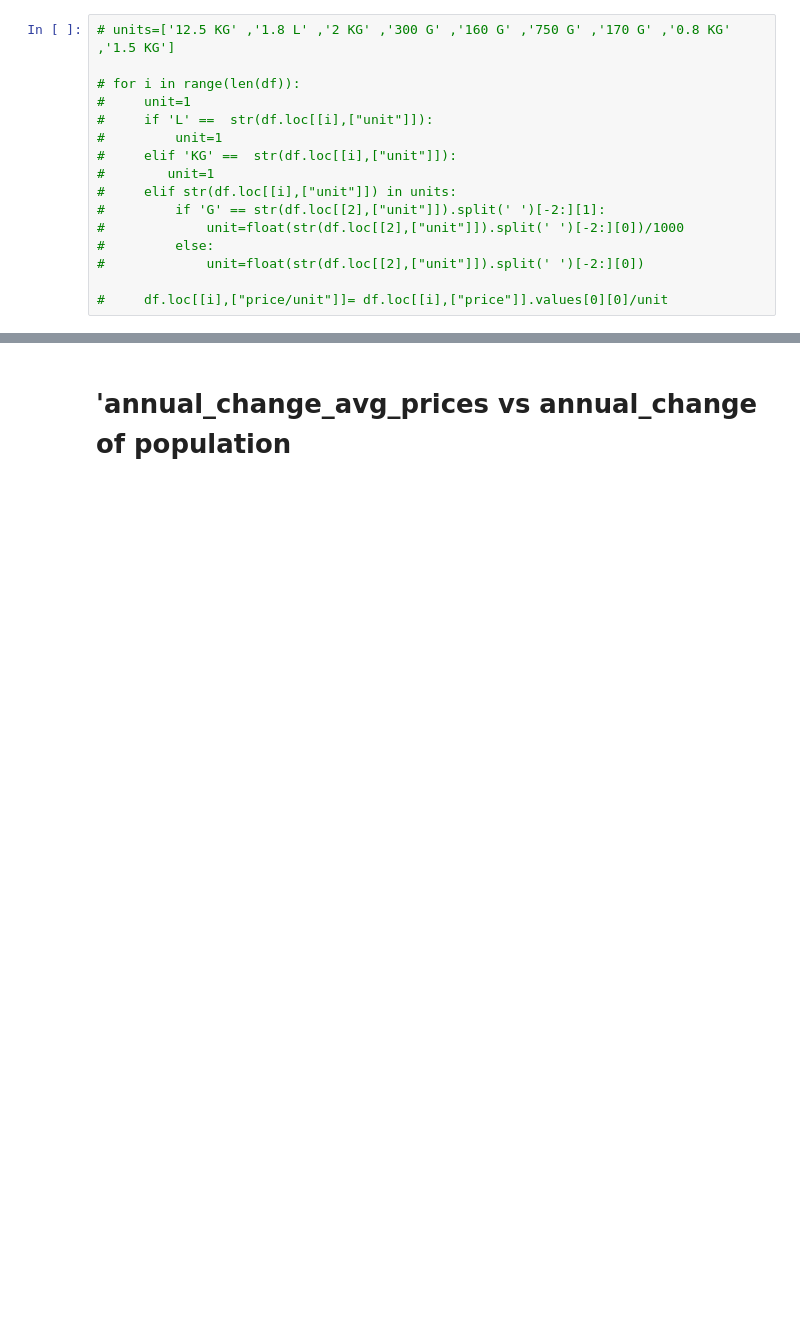
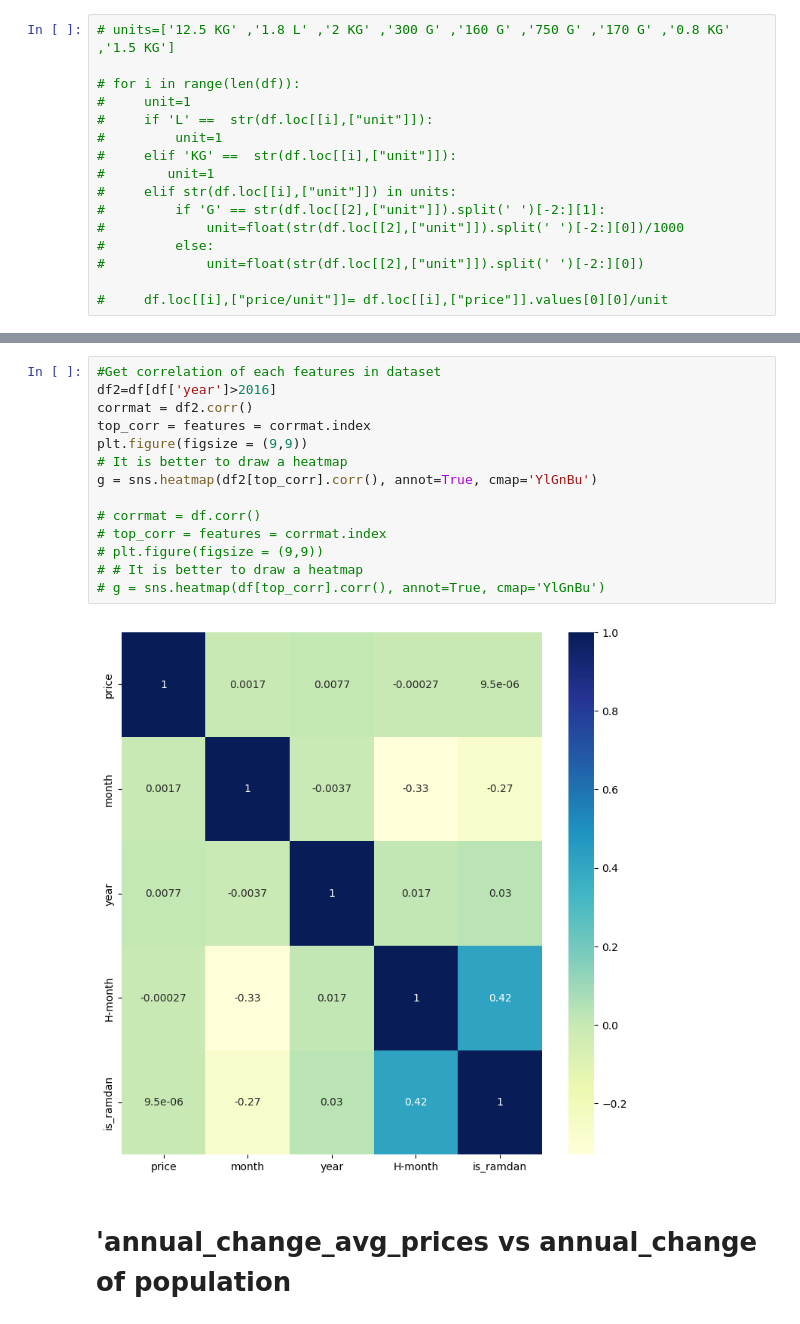
Before and after one commit to shaker113/group5_Price_Forecast, a Jupyter notebook: group_5_project.ipynb, the cells around one changed output, grey strips where cells are left out. Drawn from its saved outputs; the diff is of its cells as text; blank space fills up the shorter version.

```diff
--- a/group_5_project.ipynb
+++ b/group_5_project.ipynb
@@ -73,3 +73,19 @@ df.tail(20)
+# %%
+#Get correlation of each features in dataset
+df2=df[df['year']>2016]
+corrmat = df2.corr()
+top_corr = features = corrmat.index
+plt.figure(figsize = (9,9))
+# It is better to draw a heatmap
+g = sns.heatmap(df2[top_corr].corr(), annot=True, cmap='YlGnBu')
+
+# corrmat = df.corr()
+# top_corr = features = corrmat.index
+# plt.figure(figsize = (9,9))
+# # It is better to draw a heatmap
+# g = sns.heatmap(df[top_corr].corr(), annot=True, cmap='YlGnBu')
+# %% [output]
+[figure, added]
 # %% [markdown]
 # 'annual_change_avg_prices vs  annual_change of population
 # %%
```
Also changed, not shown: parts of 11 cells of this notebook, 1 other file.
